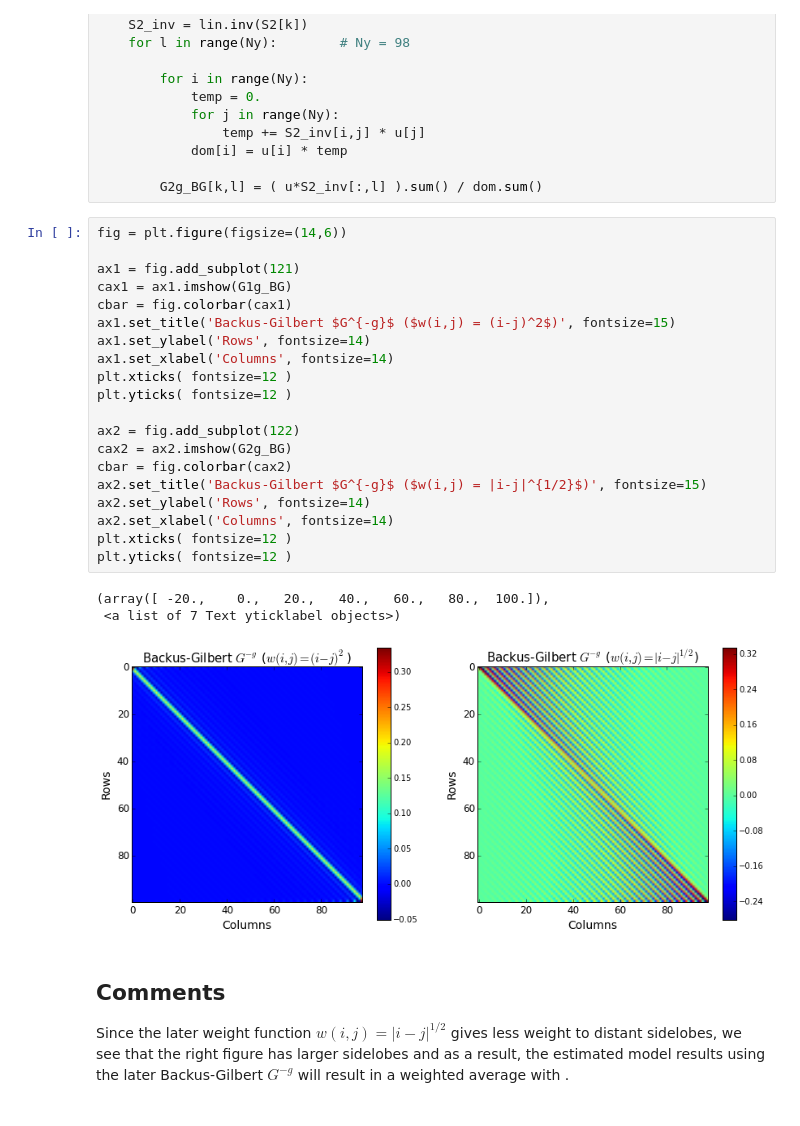
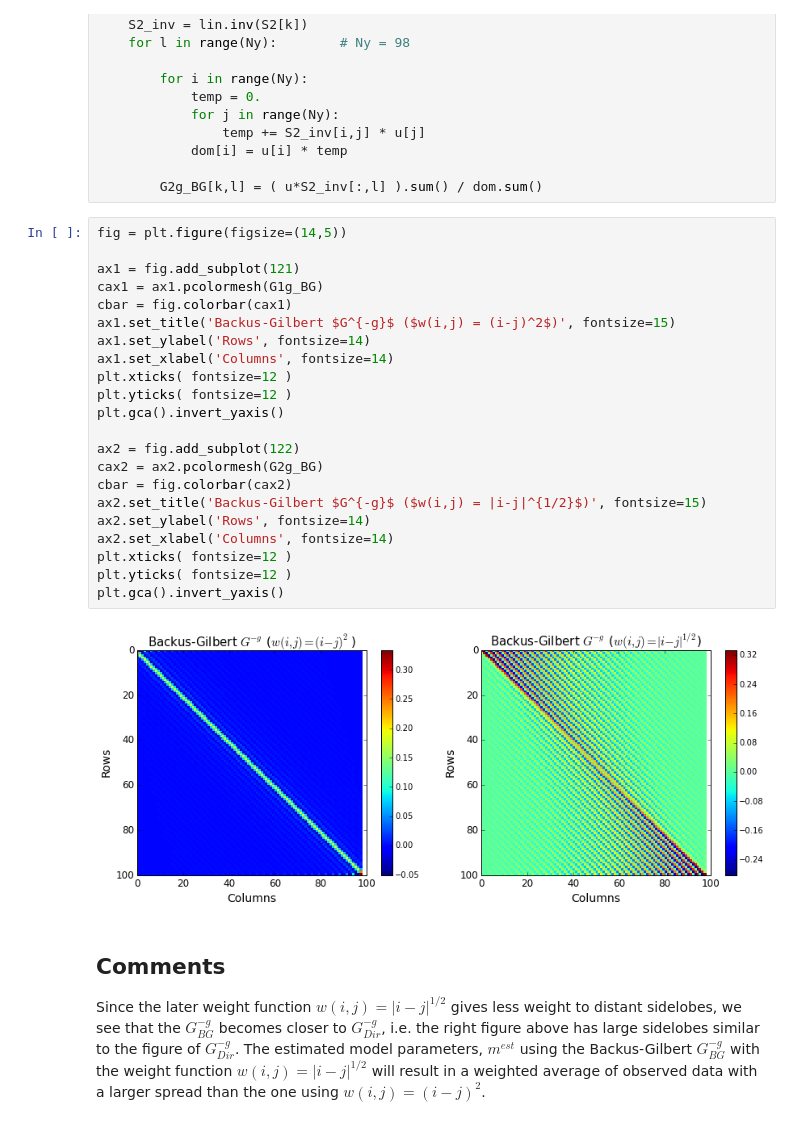
Before and after one commit to roxyboy/Geophysical-Inverse-Theory, a Jupyter notebook: GIT_HW/04GIT_HW.ipynb, the cells around one changed output. Saved outputs shown, nothing was run; the diff lists cells and outputs as text.

```diff
--- a/GIT_HW/04GIT_HW.ipynb
+++ b/GIT_HW/04GIT_HW.ipynb
@@ -147,30 +147,30 @@ for k in range(Nx):           # Nx = 100
 
         G2g_BG[k,l] = ( u*S2_inv[:,l] ).sum() / dom.sum()
 # %%
-fig = plt.figure(figsize=(14,6))
+fig = plt.figure(figsize=(14,5))
 
 ax1 = fig.add_subplot(121)
-cax1 = ax1.imshow(G1g_BG)
+cax1 = ax1.pcolormesh(G1g_BG)
 cbar = fig.colorbar(cax1)
 ax1.set_title('Backus-Gilbert $G^{-g}$ ($w(i,j) = (i-j)^2$)', fontsize=15)
 ax1.set_ylabel('Rows', fontsize=14)
 ax1.set_xlabel('Columns', fontsize=14)
 plt.xticks( fontsize=12 )
 plt.yticks( fontsize=12 )
+plt.gca().invert_yaxis()
 
 ax2 = fig.add_subplot(122)
-cax2 = ax2.imshow(G2g_BG)
+cax2 = ax2.pcolormesh(G2g_BG)
 cbar = fig.colorbar(cax2)
 ax2.set_title('Backus-Gilbert $G^{-g}$ ($w(i,j) = |i-j|^{1/2}$)', fontsize=15)
 ax2.set_ylabel('Rows', fontsize=14)
 ax2.set_xlabel('Columns', fontsize=14)
 plt.xticks( fontsize=12 )
 plt.yticks( fontsize=12 )
+plt.gca().invert_yaxis()
 # %% [output]
-(array([ -20.,    0.,   20.,   40.,   60.,   80.,  100.]),
- <a list of 7 Text yticklabel objects>)
-[figure, old version]
+[figure, new version]
 # %% [markdown]
 ## Comments
 
-Since the later weight function $w(i,j) = \big| i - j \big|^{1/2}$ gives less weight to distant sidelobes, we see that the right figure has larger sidelobes and as a result, the estimated model results using the later Backus-Gilbert $G^{-g}$ will result in a weighted average with .
+Since the later weight function $w(i,j) = \big| i - j \big|^{1/2}$ gives less weight to distant sidelobes, we see that the $G^{-g}_{BG}$ becomes closer to $G^{-g}_{Dir}$, i.e. the right figure above has large sidelobes similar to the figure of $G^{-g}_{Dir}$. The estimated model parameters, $m^{est}$ using the Backus-Gilbert $G^{-g}_{BG}$ with the weight function $w(i,j) = \big| i - j \big|^{1/2}$ will result in a weighted average of observed data with a larger spread than the one using $w(i,j) = ( i - j )^2$.
```
Also changed, not shown: parts of 1 cell of this notebook.
